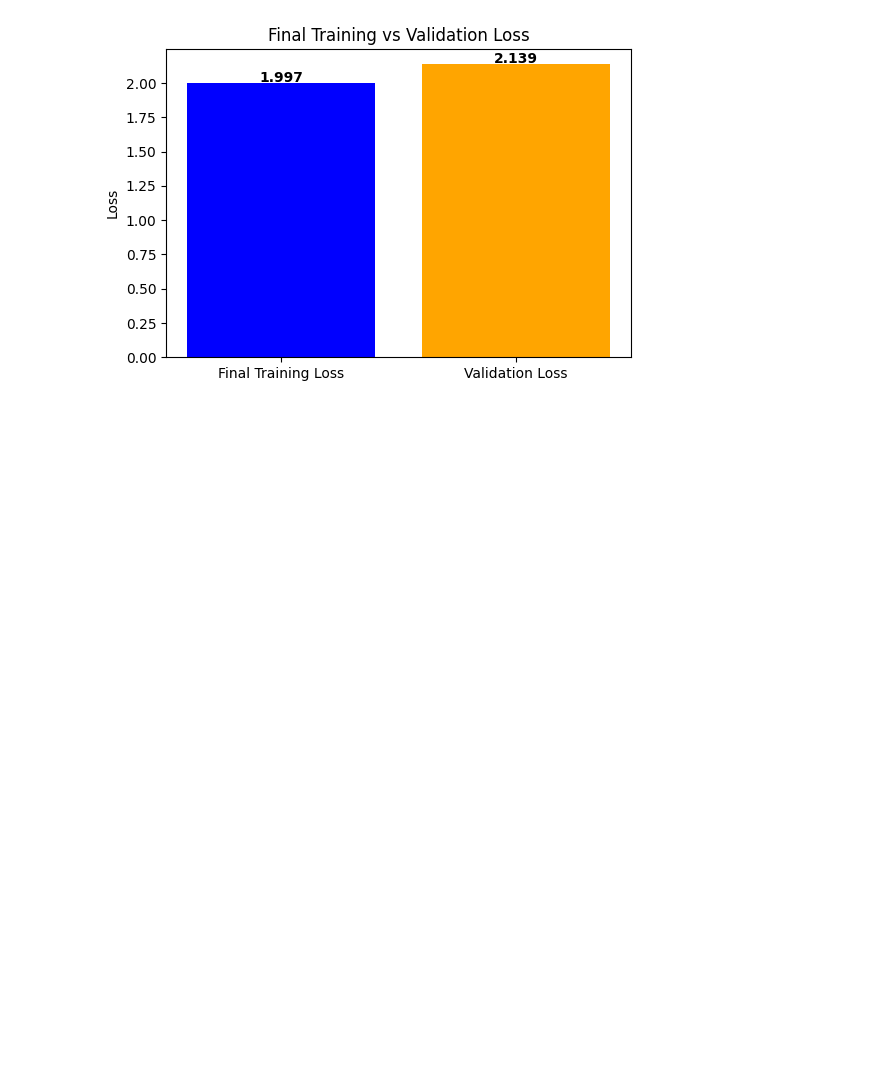
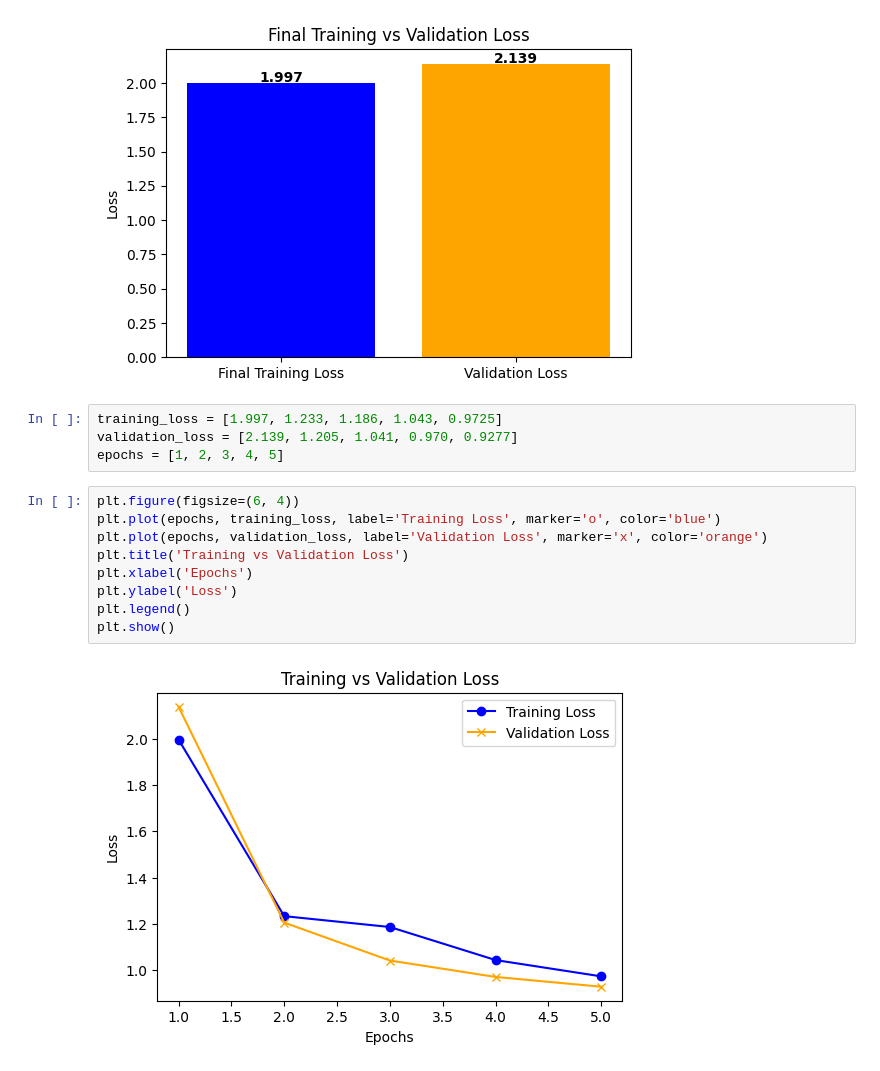
Before and after one commit to samipneupane/NepaliVerse, a Jupyter notebook: backend/logic/translation/plots.ipynb, the cells around one changed output. Cells and saved outputs as stored; diff of their text form; blank space fills up the shorter version.

Commit message:
translation model further training and testing

```diff
--- a/backend/logic/translation/plots.ipynb
+++ b/backend/logic/translation/plots.ipynb
@@ -37,3 +37,18 @@ for i, v in enumerate(loss_values):
 plt.show()
 # %% [output]
 [figure]
+# %%
+training_loss = [1.997, 1.233, 1.186, 1.043, 0.9725]
+validation_loss = [2.139, 1.205, 1.041, 0.970, 0.9277]
+epochs = [1, 2, 3, 4, 5]
+# %%
+plt.figure(figsize=(6, 4))
+plt.plot(epochs, training_loss, label='Training Loss', marker='o', color='blue')
+plt.plot(epochs, validation_loss, label='Validation Loss', marker='x', color='orange')
+plt.title('Training vs Validation Loss')
+plt.xlabel('Epochs')
+plt.ylabel('Loss')
+plt.legend()
+plt.show()
+# %% [output]
+[figure, added]
```
Also changed, not shown: 9 other files.
